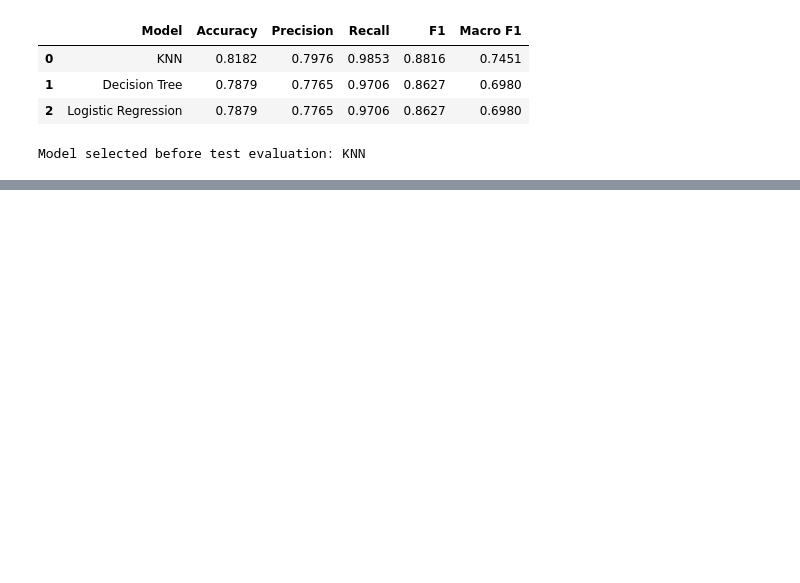
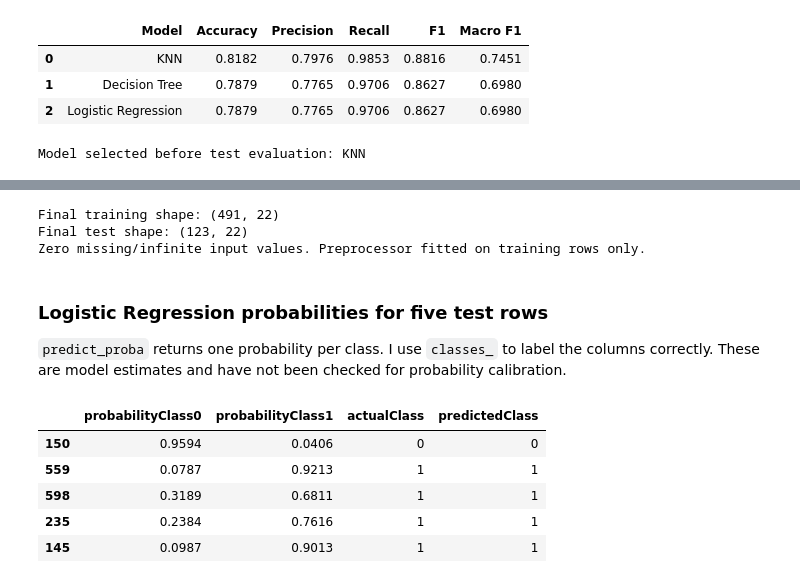
Before and after one commit to fayzliaqat/week3-supervised-models, a Jupyter notebook: week3_supervised_models.ipynb, the cells around one changed output, grey strips where cells are left out. Drawn from its saved outputs; the diff is of its cells as text; code cells hidden in the pictures; blank space fills up the shorter version.

```diff
--- a/week3_supervised_models.ipynb
+++ b/week3_supervised_models.ipynb
@@ -391,0 +398,57 @@ Model selected before test evaluation: KNN
+# %%
+finalPreprocessor = makePreprocessor()
+scaledTrainInputs = finalPreprocessor.fit_transform(trainInputs)
+scaledTestInputs = finalPreprocessor.transform(testInputs)
+print("Final training shape:", scaledTrainInputs.shape)
+print("Final test shape:", scaledTestInputs.shape)
+
+assert np.isfinite(scaledTrainInputs).all()
+assert np.isfinite(scaledTestInputs).all()
+assert scaledTrainInputs.shape[1] == scaledTestInputs.shape[1]
+assert trainInputs.index.equals(trainTarget.index)
+assert testInputs.index.equals(testTarget.index)
+
+fittedNumeric = finalPreprocessor.named_transformers_["numeric"]
+np.testing.assert_allclose(
+    fittedNumeric.named_steps["imputer"].statistics_, trainInputs[numericColumns].median()
+)
+assert fittedNumeric.named_steps["scaler"].n_samples_seen_ == len(trainInputs)
+assert trainInputs["creditHistory"].median() in [0, 1]
+print("Zero missing/infinite input values. Preprocessor fitted on training rows only.")
+
+finalModels = {}
+testPredictions = {}
+for modelName, candidateModel in candidateModels.items():
+    finalModel = clone(candidateModel)
+    finalModel.fit(scaledTrainInputs, trainTarget)
+    finalModels[modelName] = finalModel
+    testPredictions[modelName] = finalModel.predict(scaledTestInputs)
+# %% [output]
+Final training shape: (491, 22)
+Final test shape: (123, 22)
+Zero missing/infinite input values. Preprocessor fitted on training rows only.
+# %% [markdown]
+### Logistic Regression probabilities for five test rows
+`predict_proba` returns one probability per class. I use `classes_` to
+label the columns correctly. These are model estimates and have not
+been checked for probability calibration.
+# %%
+logisticModel = finalModels["Logistic Regression"]
+firstFiveProbabilities = logisticModel.predict_proba(scaledTestInputs[:5])
+probabilityTable = pd.DataFrame(
+    firstFiveProbabilities,
+    columns=[f"probabilityClass{classValue}" for classValue in logisticModel.classes_],
+    index=testInputs.index[:5]
+)
+probabilityTable["actualClass"] = testTarget.iloc[:5]
+probabilityTable["predictedClass"] = testPredictions["Logistic Regression"][:5]
+display(probabilityTable.round(4))
+probabilityTable.to_csv(outputDir / "logistic_probabilities.csv", index_label="sourceRow")
+assert np.allclose(firstFiveProbabilities.sum(axis=1), 1)
+# %% [output]
+|  | probabilityClass0 | probabilityClass1 | actualClass | predictedClass |
+| 150 | 0.9594 | 0.0406 | 0 | 0 |
+| 559 | 0.0787 | 0.9213 | 1 | 1 |
+| 598 | 0.3189 | 0.6811 | 1 | 1 |
+| 235 | 0.2384 | 0.7616 | 1 | 1 |
+| 145 | 0.0987 | 0.9013 | 1 | 1 |
```
Also changed, not shown: parts of 14 cells of this notebook, 14 other files.
